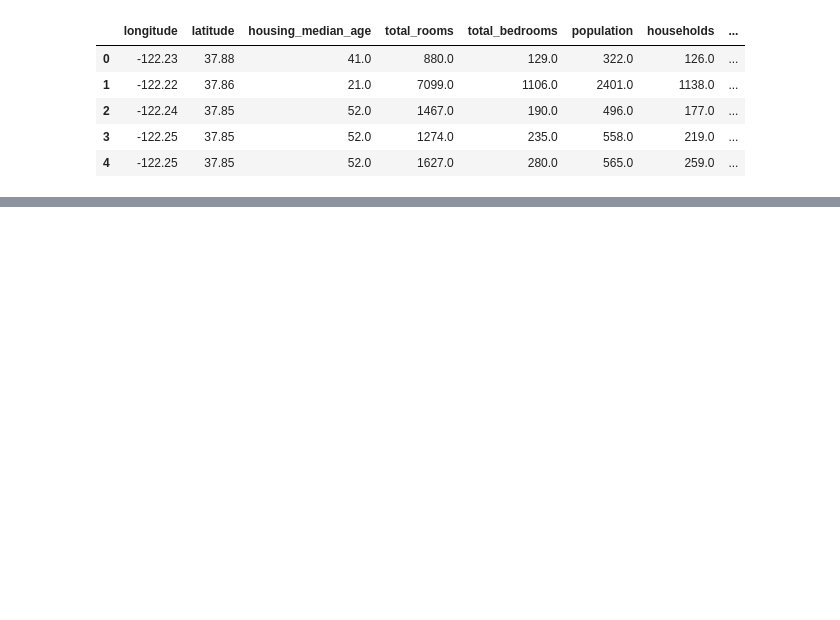
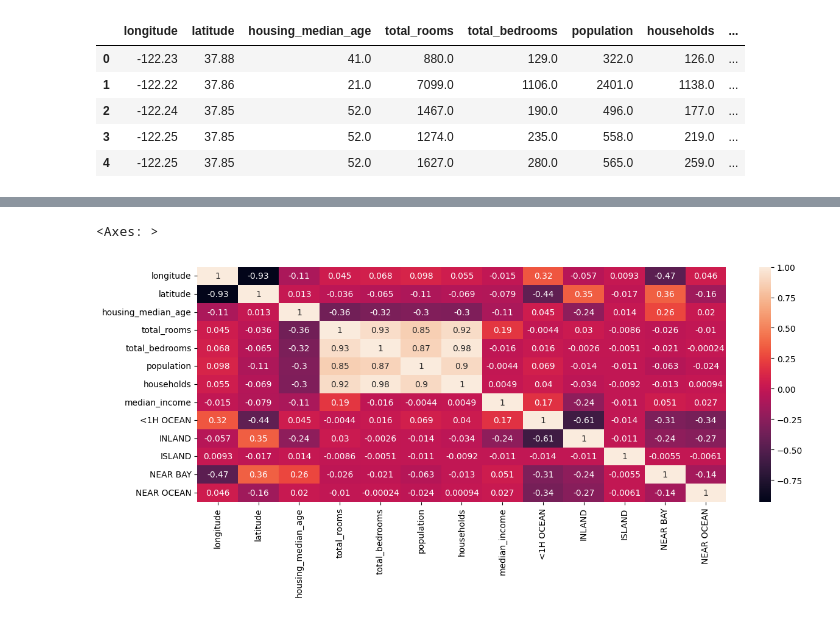
Before and after one commit to I-Am-Not-Lucas/House-Price-Prediction, a Jupyter notebook: main.ipynb, the cells around one changed output, grey strips where cells are left out. Cells and saved outputs as stored; diff of their text form; code cells hidden in the pictures; blank space fills up the shorter version.

```diff
--- a/main.ipynb
+++ b/main.ipynb
@@ -15,0 +76,3 @@ data.head()
+# %%
+# Dropando os valores nulos
+data.dropna(inplace=True)
@@ -15,0 +151,6 @@ data.head()
+# %%
+plt.figure(figsize=(14,5))
+sns.heatmap(X_train.corr(), annot=True)
+# %% [output]
+<Axes: >
+[figure, added]
```
Also changed, not shown: parts of 23 cells of this notebook, 1 other file.
